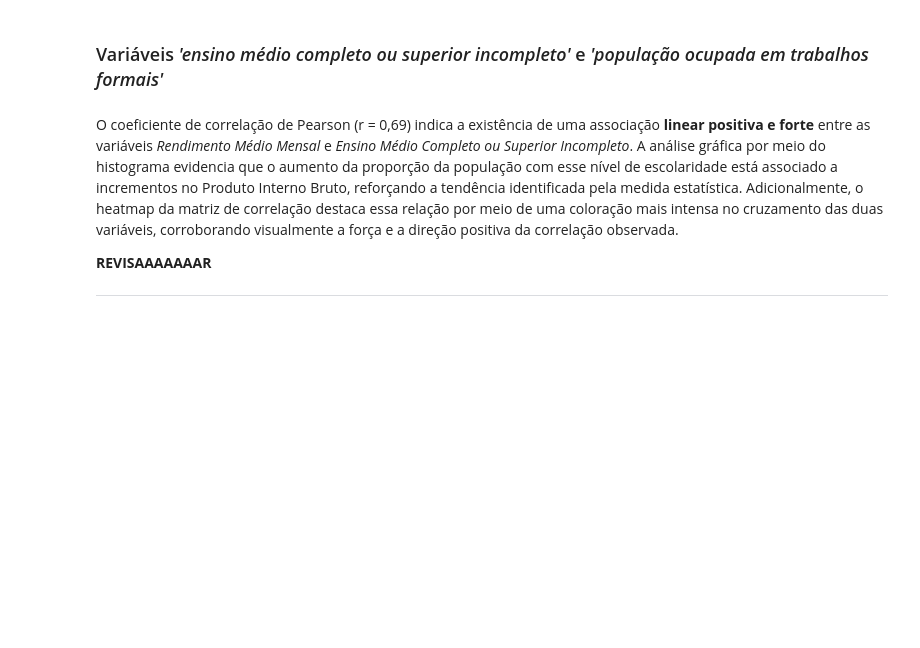
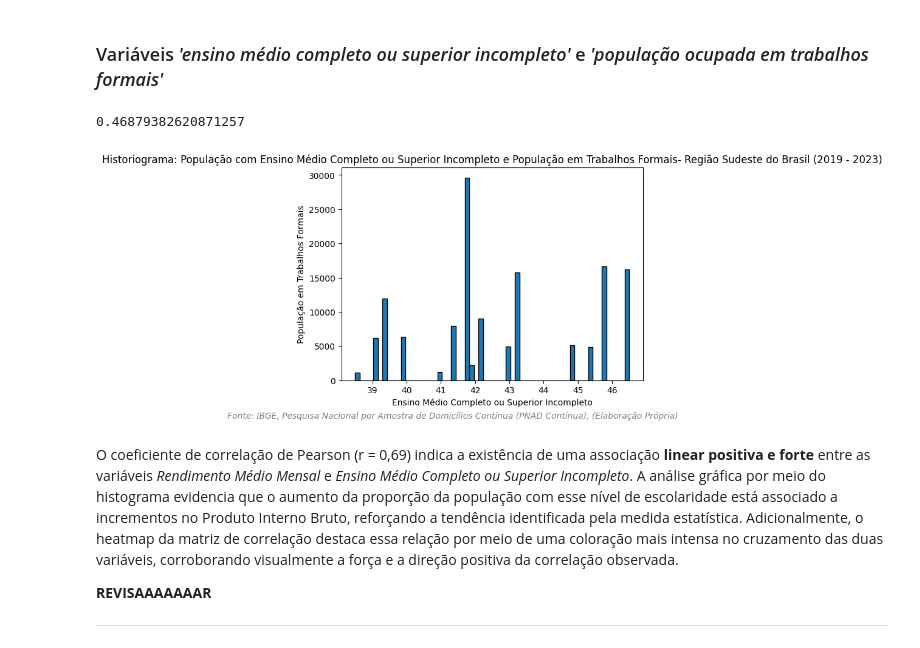
Before and after one commit to rafaella-moreira/DesafioII-ZettaLab, a Jupyter notebook: notebooks/analisedados.ipynb, the cells around one changed output. Saved outputs shown, nothing was run; the diff lists cells and outputs as text; code cells hidden in the pictures; blank space fills up the shorter version.

```diff
--- a/notebooks/analisedados.ipynb
+++ b/notebooks/analisedados.ipynb
@@ -1233,25 +1238,29 @@ plt.show()
 # %% [markdown]
 ### Variáveis *'ensino médio completo ou superior incompleto'* e *'população ocupada em trabalhos formais'*
 # %%
-correlation_value = database['populacao ocupada em trabalhos formais'].corr(database['ensino médio completo ou superior incompleto'])
+correlation_value = database['população ocupada em trabalhos formais'].corr(database['ensino médio completo ou superior incompleto'])
 print(correlation_value)
+# %% [output]
+0.46879382620871257
 # %%
 plt.hist(
     database['ensino médio completo ou superior incompleto'],
-    weights=database['populacao ocupada em trabalhos formais'],
+    weights=database['população ocupada em trabalhos formais'],
     bins=60,
     edgecolor='black'
 )
 plt.title("Historiograma: População com Ensino Médio Completo ou Superior Incompleto e População em Trabalhos Formais- Região Sudeste do Brasil (2019 - 2023)")
 plt.xlabel("Ensino Médio Completo ou Superior Incompleto")
 plt.ylabel("População em Trabalhos Formais")
 
 plt.subplots_adjust(bottom=0.15)
 
 plt.figtext(0.99, 0.02, "Fonte: IBGE, Pesquisa Nacional por Amostra de Domicílios Contínua (PNAD Contínua), (Elaboração Própria)",
             ha="right", fontsize=10, style='italic', color='gray')
 
 plt.show()
+# %% [output]
+[figure, added]
 # %% [markdown]
 O coeficiente de correlação de Pearson (r = 0,69) indica a existência de uma associação **linear positiva e forte** entre as variáveis *Rendimento Médio Mensal* e *Ensino Médio Completo ou Superior Incompleto*. A análise gráfica por meio do histograma evidencia que o aumento da proporção da população com esse nível de escolaridade está associado a incrementos no Produto Interno Bruto, reforçando a tendência identificada pela medida estatística. Adicionalmente, o heatmap da matriz de correlação destaca essa relação por meio de uma coloração mais intensa no cruzamento das duas variáveis, corroborando visualmente a força e a direção positiva da correlação observada.
 
```
Also changed, not shown: parts of 25 cells of this notebook.
